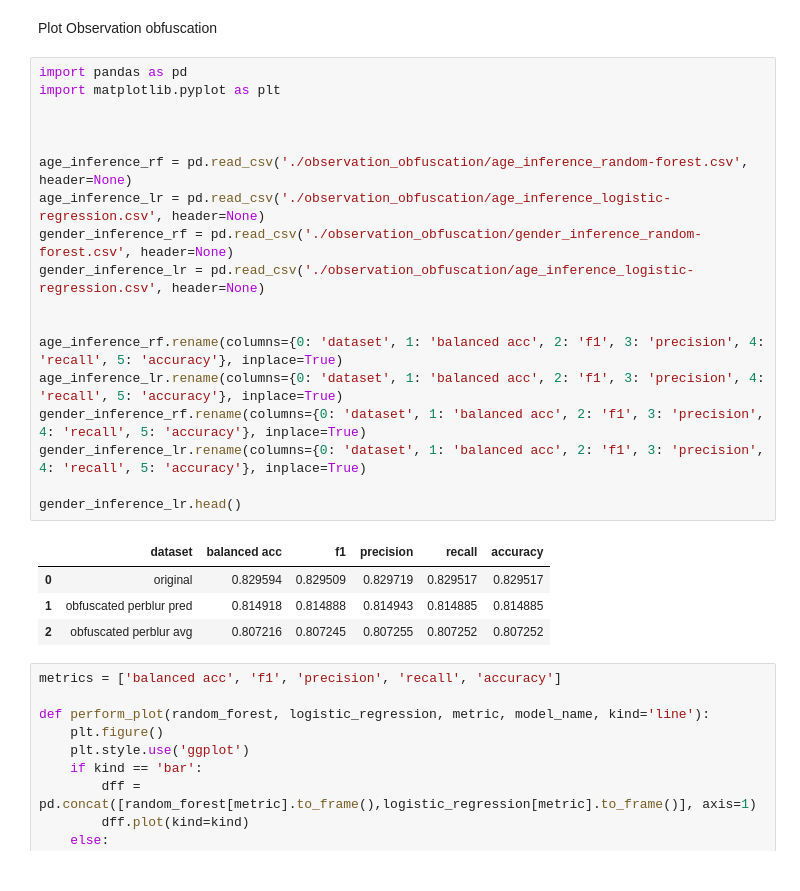
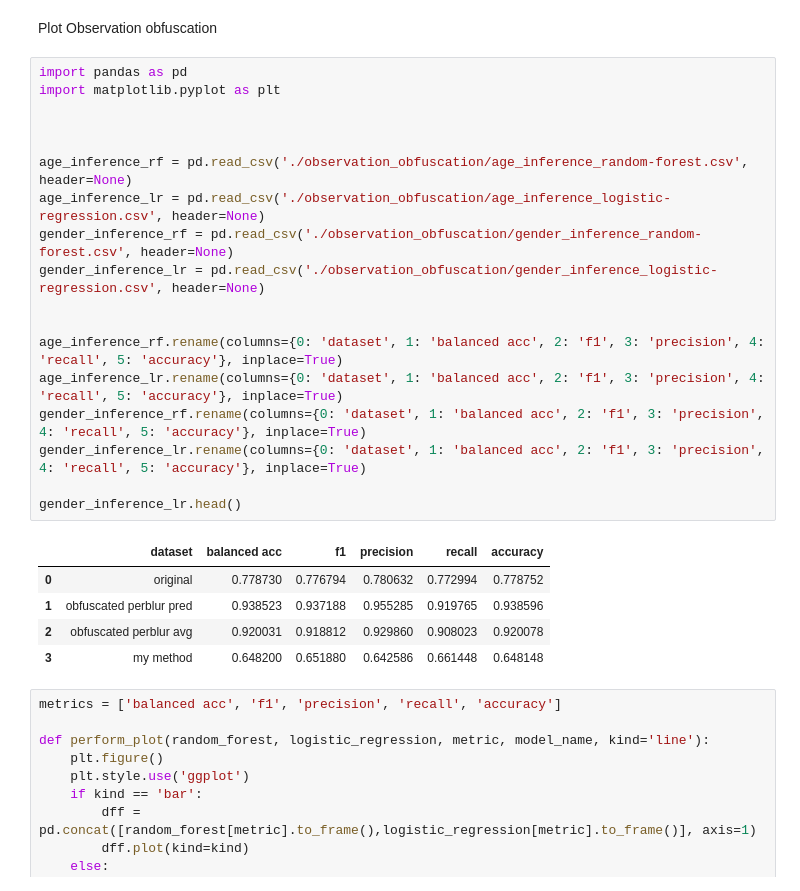
Before and after one commit to marinimau/privacy_and_fairness_in_recsys, a Jupyter notebook: results/movielens1m/plot_observation_obfuscation.ipynb, the cells around one changed output. Saved outputs shown, nothing was run; the diff lists cells and outputs as text.

Commit message:
result with new method

```diff
--- a/results/movielens1m/plot_observation_obfuscation.ipynb
+++ b/results/movielens1m/plot_observation_obfuscation.ipynb
@@ -3,26 +3,27 @@ Plot Observation obfuscation
 # %%
 import pandas as pd
 import matplotlib.pyplot as plt
 
 
 
 age_inference_rf = pd.read_csv('./observation_obfuscation/age_inference_random-forest.csv', header=None)
 age_inference_lr = pd.read_csv('./observation_obfuscation/age_inference_logistic-regression.csv', header=None)
 gender_inference_rf = pd.read_csv('./observation_obfuscation/gender_inference_random-forest.csv', header=None)
-gender_inference_lr = pd.read_csv('./observation_obfuscation/age_inference_logistic-regression.csv', header=None)
+gender_inference_lr = pd.read_csv('./observation_obfuscation/gender_inference_logistic-regression.csv', header=None)
 
 
 age_inference_rf.rename(columns={0: 'dataset', 1: 'balanced acc', 2: 'f1', 3: 'precision', 4: 'recall', 5: 'accuracy'}, inplace=True)
 age_inference_lr.rename(columns={0: 'dataset', 1: 'balanced acc', 2: 'f1', 3: 'precision', 4: 'recall', 5: 'accuracy'}, inplace=True)
 gender_inference_rf.rename(columns={0: 'dataset', 1: 'balanced acc', 2: 'f1', 3: 'precision', 4: 'recall', 5: 'accuracy'}, inplace=True)
 gender_inference_lr.rename(columns={0: 'dataset', 1: 'balanced acc', 2: 'f1', 3: 'precision', 4: 'recall', 5: 'accuracy'}, inplace=True)
 
 gender_inference_lr.head()
 # %% [output]
 |  | dataset | balanced acc | f1 | precision | recall | accuracy |
-| 0 | original | 0.829594 | 0.829509 | 0.829719 | 0.829517 | 0.829517 |
-| 1 | obfuscated perblur pred | 0.814918 | 0.814888 | 0.814943 | 0.814885 | 0.814885 |
-| 2 | obfuscated perblur avg | 0.807216 | 0.807245 | 0.807255 | 0.807252 | 0.807252 |
+| 0 | original | 0.778730 | 0.776794 | 0.780632 | 0.772994 | 0.778752 |
+| 1 | obfuscated perblur pred | 0.938523 | 0.937188 | 0.955285 | 0.919765 | 0.938596 |
+| 2 | obfuscated perblur avg | 0.920031 | 0.918812 | 0.929860 | 0.908023 | 0.920078 |
+| 3 | my method | 0.648200 | 0.651880 | 0.642586 | 0.661448 | 0.648148 |
 # %%
 metrics = ['balanced acc', 'f1', 'precision', 'recall', 'accuracy']
 
```
Also changed, not shown: parts of 2 cells of this notebook, 12 other files.
